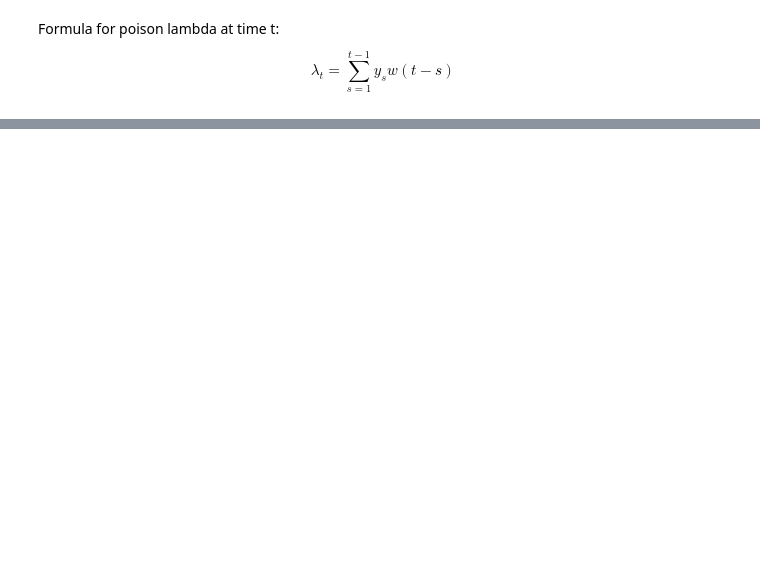
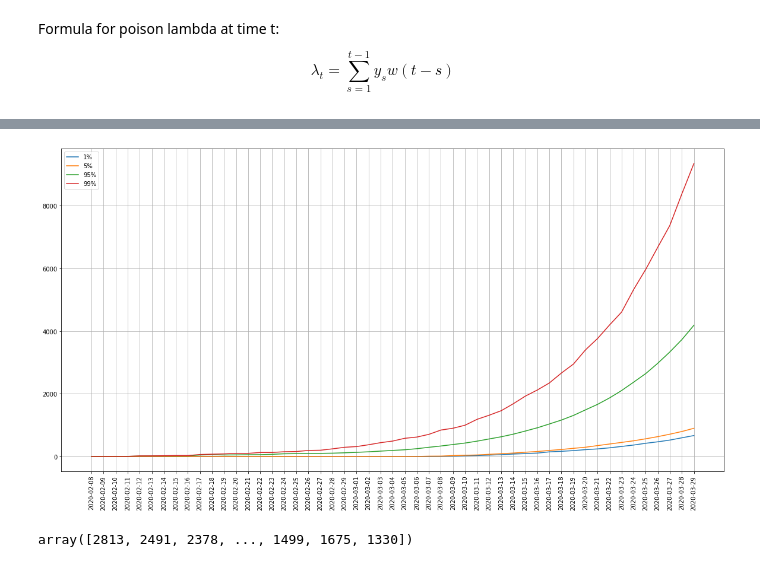
Before and after one commit to rogeriochaves/covid19-estimation-from-deaths, a Jupyter notebook: covid19.ipynb, the cells around one changed output, grey strips where cells are left out. Saved outputs shown, nothing was run; the diff lists cells and outputs as text; code cells hidden in the pictures; blank space fills up the shorter version.

```diff
--- a/covid19.ipynb
+++ b/covid19.ipynb
@@ -69,0 +179,3 @@ plt.plot(incidences);
+# %%
+df = pd.read_csv("caso.csv")
+df.head()
@@ -69,0 +195,13 @@ plt.plot(incidences);
+# %%
+def multiply_dates_per_deaths(deaths_df):
+    total_deaths = 0
+    sorted_df = deaths_df.sort_values(by=['date'])
+    dates = []
+    for date in sorted_df.date:
+        new_deaths = int(sorted_df[(sorted_df.date == date)].deaths) - total_deaths
+        dates += [date] * new_deaths
+        total_deaths += new_deaths
+    return dates
+
+deaths_rj = df[(df.deaths > 0) & (df.place_type == "state") & (df.state == "RJ")]
+multiply_dates_per_deaths(deaths_rj)
@@ -69,0 +222,10 @@ plt.plot(incidences);
+# %%
+state = "RJ"
+deaths_state = df[(df.deaths > 0) & (df.place_type == "state") & (df.state == state)]
+dates = multiply_dates_per_deaths(deaths_state)
+simulations = simulate_multiple_many_times(dates, trajectories_simulations=100)
+plot_simulations(simulations)
+simulations["2020-03-29"]
+# %% [output]
+[figure, added]
+array([2813, 2491, 2378, ..., 1499, 1675, 1330])
```
Also changed, not shown: parts of 22 cells of this notebook, 2 other files.
